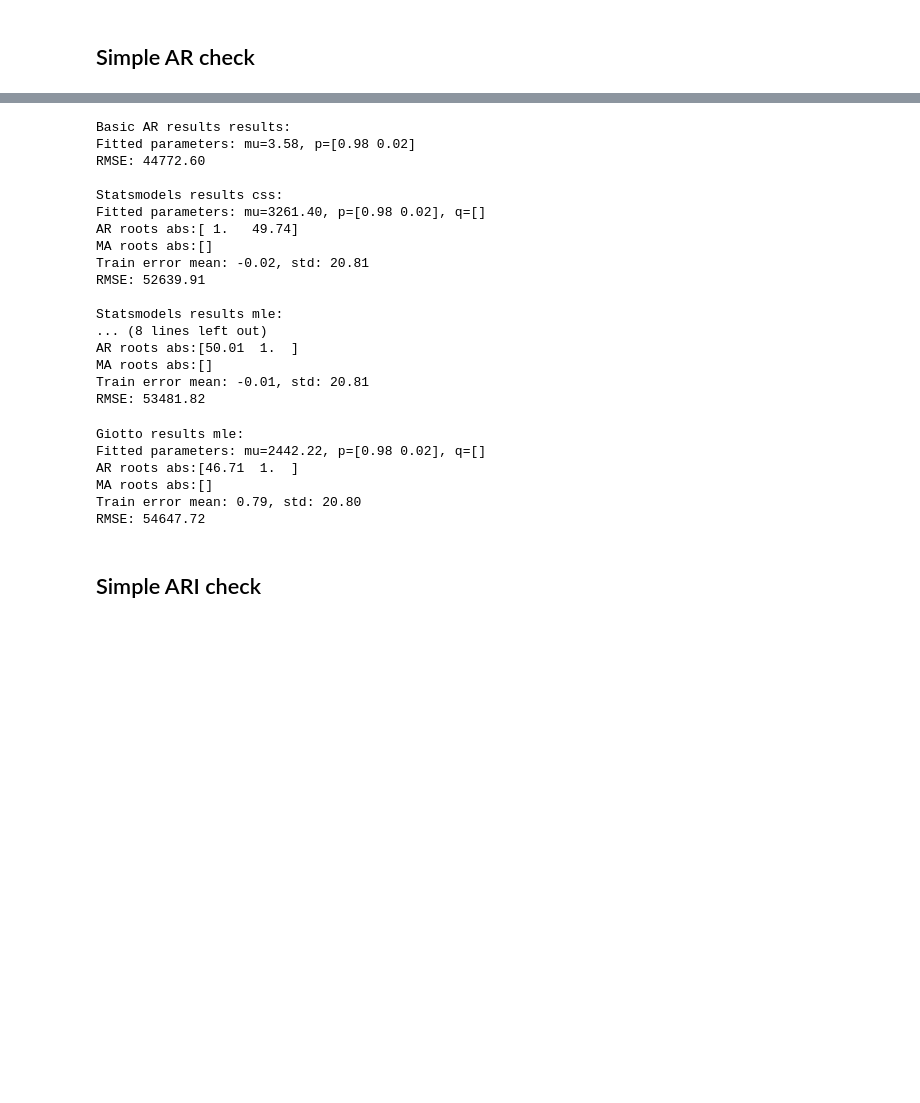
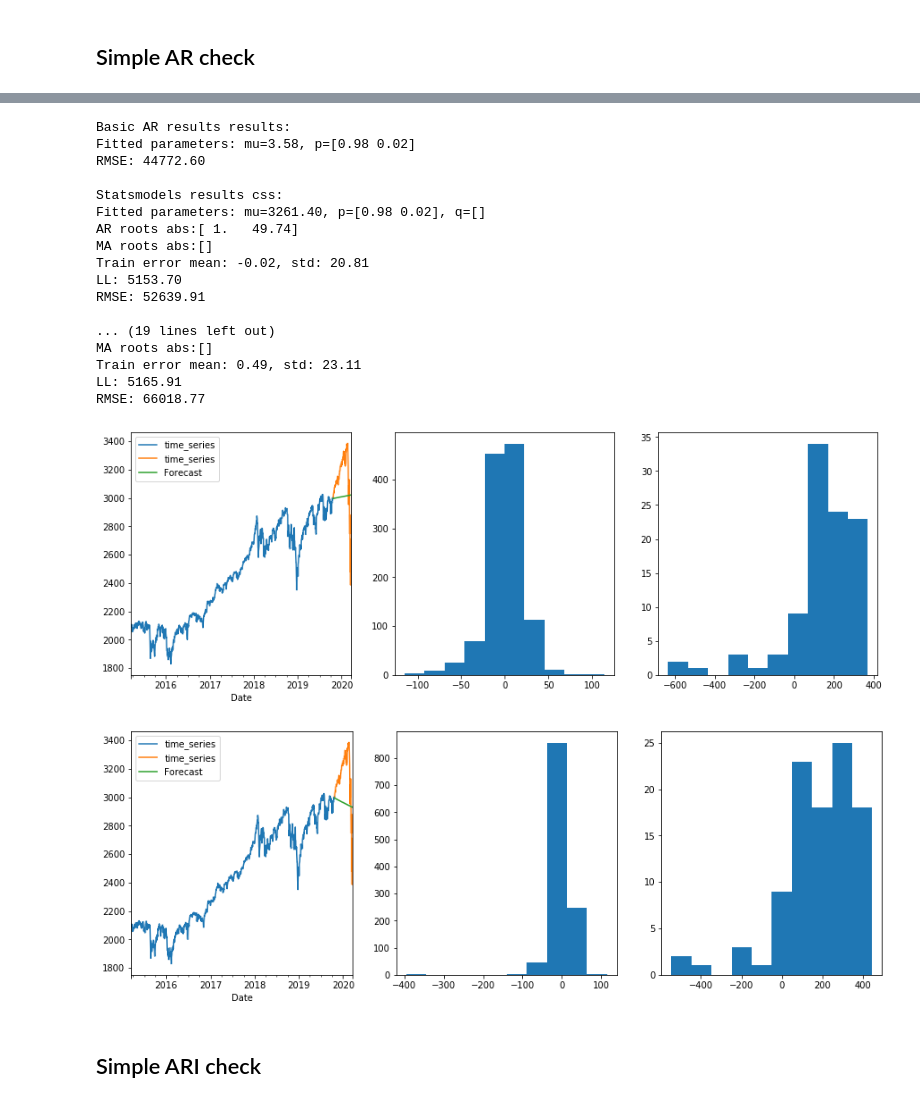
Before and after one commit to Sburyachenko/giotto-time, a Jupyter notebook: examples/arima-tests.ipynb, the cells around one changed output, grey strips where cells are left out. Drawn from its saved outputs; the diff is of its cells as text; code cells hidden in the pictures; blank space fills up the shorter version.

```diff
--- a/examples/arima-tests.ipynb
+++ b/examples/arima-tests.ipynb
@@ -186,34 +188,30 @@ RMSE: 0.89
 # %%
 df = df_real
 run_giotto_ar(df, 100, 2)
-run_sm(df, 100, (2, 0, 0), 'css', plot=False);
-run_sm(df, 100, (2, 0, 0), 'mle', plot=False);
+run_sm(df, 100, (2, 0, 0), 'css', plot=True);
+run_sm(df, 100, (2, 0, 0), 'mle', plot=True);
 run_giotto_arima(df, 100, (2, 0, 0), 'css', plot=False);
 run_giotto_arima(df, 100, (2, 0, 0), 'mle', plot=False);
 # %% [output]
 Basic AR results results:
 Fitted parameters: mu=3.58, p=[0.98 0.02]
 RMSE: 44772.60
 
 Statsmodels results css:
 Fitted parameters: mu=3261.40, p=[0.98 0.02], q=[]
 AR roots abs:[ 1.   49.74]
 MA roots abs:[]
 Train error mean: -0.02, std: 20.81
+LL: 5153.70
 RMSE: 52639.91
 
-Statsmodels results mle:
-... (8 lines left out)
-AR roots abs:[50.01  1.  ]
+... (19 lines left out)
 MA roots abs:[]
-Train error mean: -0.01, std: 20.81
-RMSE: 53481.82
+Train error mean: 0.49, std: 23.11
+LL: 5165.91
+RMSE: 66018.77
-Giotto results mle:
-Fitted parameters: mu=2442.22, p=[0.98 0.02], q=[]
-AR roots abs:[46.71  1.  ]
-MA roots abs:[]
-Train error mean: 0.79, std: 20.80
-RMSE: 54647.72
+[figure, added]
+[figure, added]
 # %% [markdown]
 ## Simple ARI check
 # %%
```
Also changed, not shown: parts of 27 cells of this notebook.
